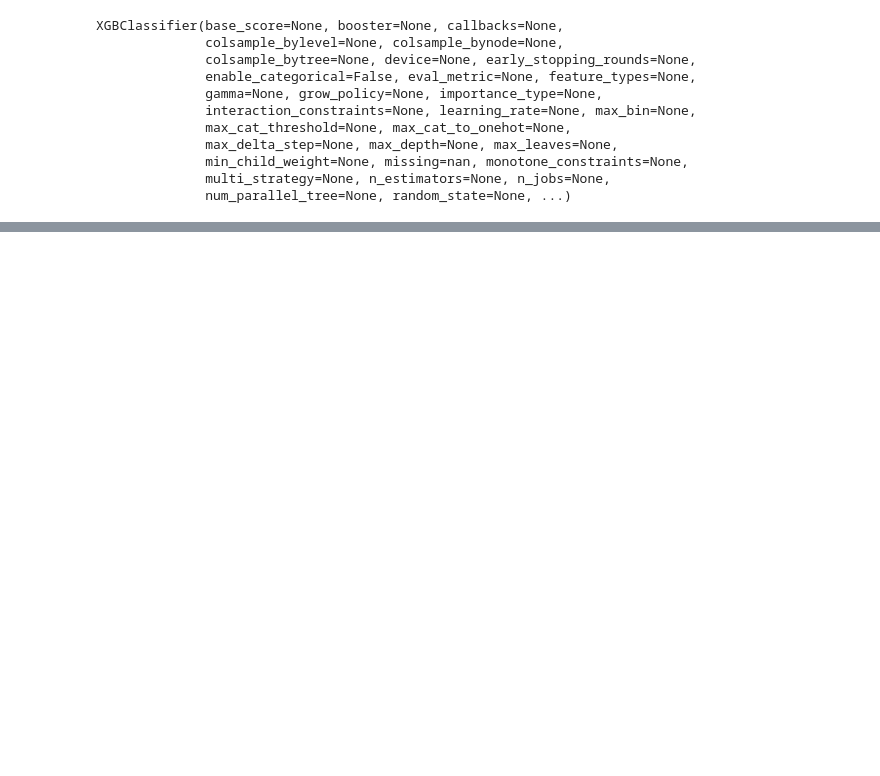
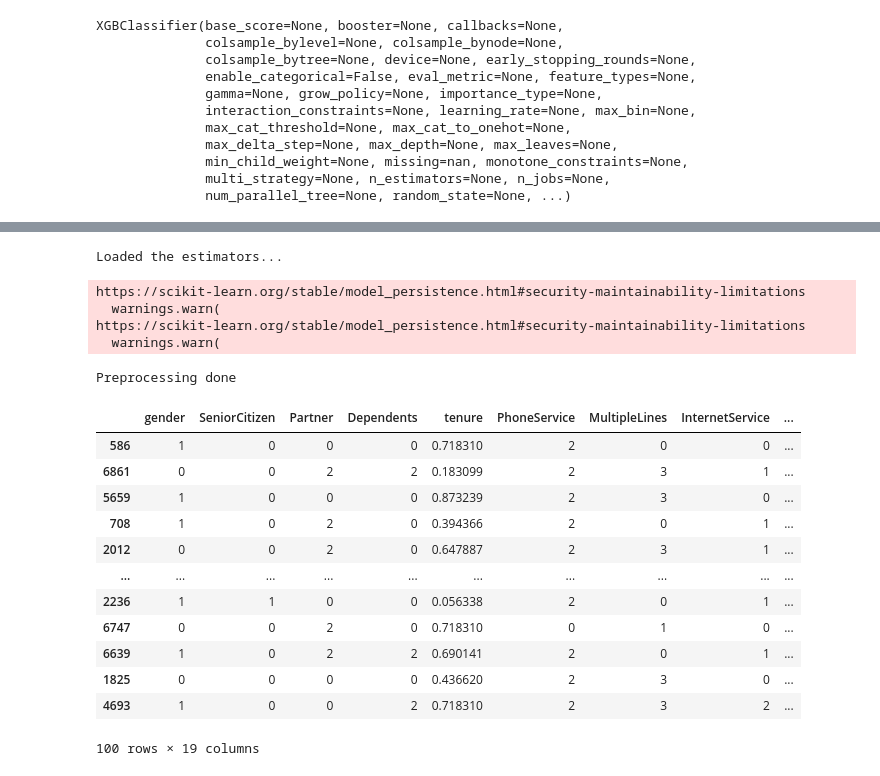
Before and after one commit to sasankjampana8/Deployment, a Jupyter notebook: telecom_churn_prediction/Notebook2.ipynb, the cells around one changed output, grey strips where cells are left out. Drawn from its saved outputs; the diff is of its cells as text; code cells hidden in the pictures; blank space fills up the shorter version.

```diff
--- a/telecom_churn_prediction/Notebook2.ipynb
+++ b/telecom_churn_prediction/Notebook2.ipynb
@@ -63 +72,31 @@ sample_data #raw data
 100 rows × 20 columns
+# %%
+from inference.preprocess import Preprocess
+
+obj = Preprocess("/home/jampanasasank/Documents/Deployment/Deployment/telecom_churn_prediction/model")
+# %% [output]
+Loaded the estimators...
+https://scikit-learn.org/stable/model_persistence.html#security-maintainability-limitations
+  warnings.warn(
+https://scikit-learn.org/stable/model_persistence.html#security-maintainability-limitations
+  warnings.warn(
+# %%
+processed_data = obj.preprocess(sample_data)
+# %% [output]
+Preprocessing done
+# %%
+processed_data
+# %% [output]
+|  | gender | SeniorCitizen | Partner | Dependents | tenure | PhoneService | MultipleLines | InternetService | ... |
+| 586 | 1 | 0 | 0 | 0 | 0.718310 | 2 | 0 | 0 | ... |
+| 6861 | 0 | 0 | 2 | 2 | 0.183099 | 2 | 3 | 1 | ... |
+| 5659 | 1 | 0 | 0 | 0 | 0.873239 | 2 | 3 | 0 | ... |
+| 708 | 1 | 0 | 2 | 0 | 0.394366 | 2 | 0 | 1 | ... |
+| 2012 | 0 | 0 | 2 | 0 | 0.647887 | 2 | 3 | 1 | ... |
+| ... | ... | ... | ... | ... | ... | ... | ... | ... | ... |
+| 2236 | 1 | 1 | 0 | 0 | 0.056338 | 2 | 0 | 1 | ... |
+| 6747 | 0 | 0 | 2 | 0 | 0.718310 | 0 | 1 | 0 | ... |
+| 6639 | 1 | 0 | 2 | 2 | 0.690141 | 2 | 0 | 1 | ... |
+| 1825 | 0 | 0 | 0 | 0 | 0.436620 | 2 | 3 | 0 | ... |
+| 4693 | 1 | 0 | 0 | 2 | 0.718310 | 2 | 3 | 2 | ... |
+100 rows × 19 columns
```
Also changed, not shown: parts of 10 cells of this notebook, 28 other files.
